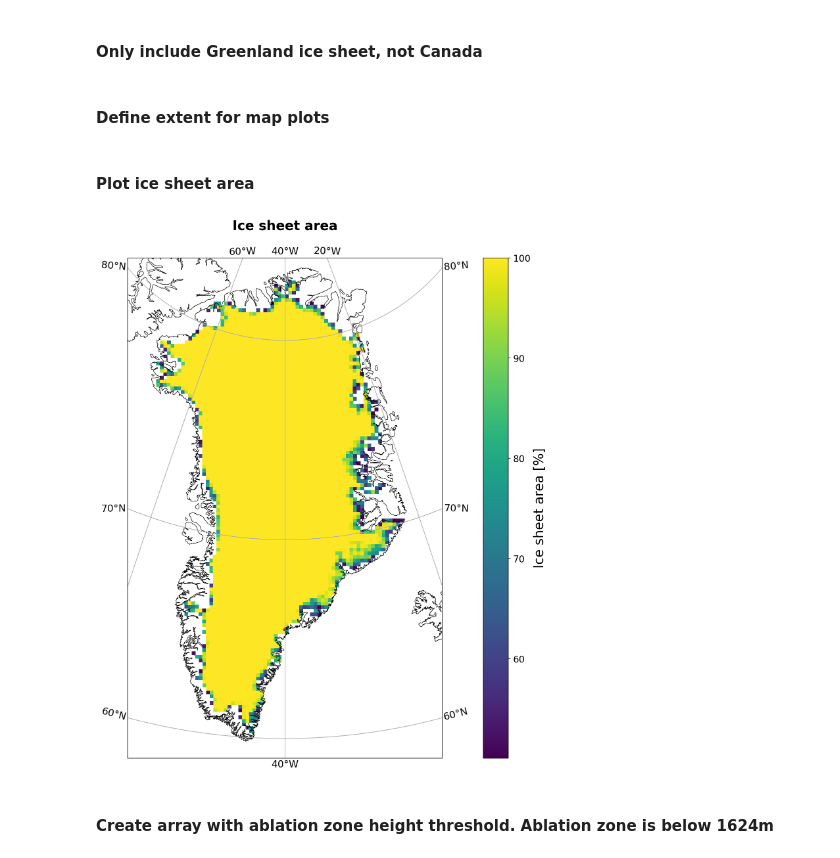
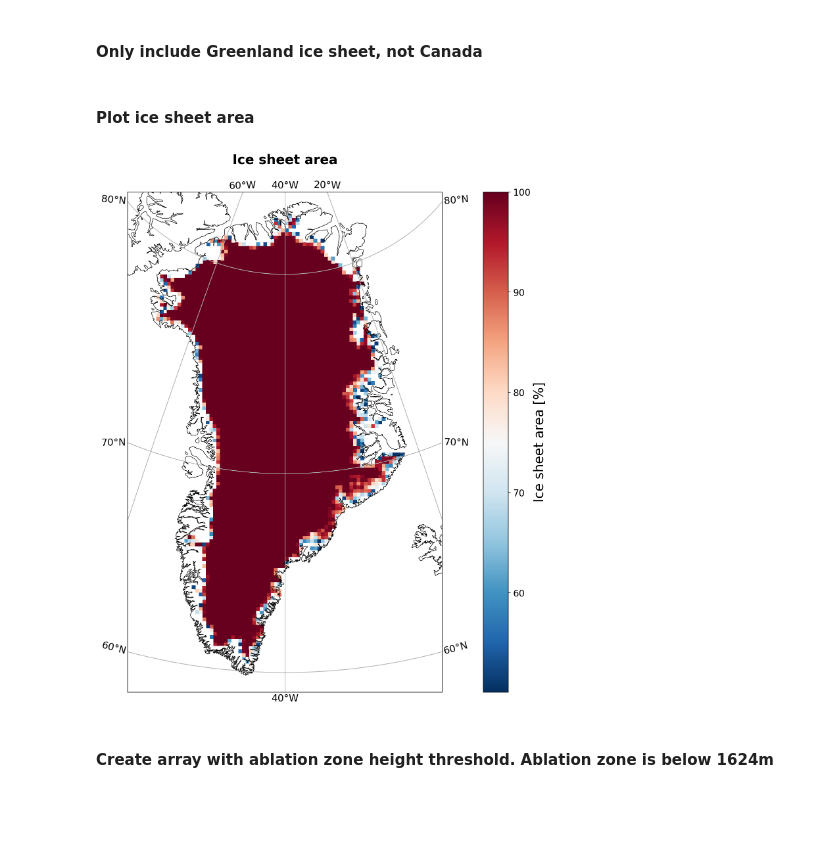
Before and after one commit to raf-antwerpen/rces-final-project, a Jupyter notebook: final_project.ipynb, the cells around one changed output. Cells and saved outputs as stored; diff of their text form; code cells hidden in the pictures; blank space fills up the shorter version.

```diff
--- a/final_project.ipynb
+++ b/final_project.ipynb
@@ -22,3 +23,3 @@ import gdrivefs
 # %%
 gdfid = '1hzH32KcsdMtNX0f9_WkMTCyf20tj6ZLk'
-gdfs = gdrivefs.GoogleDriveFileSystem(root_file_id = gdfid, token = 'browser')
+gdfs = gdrivefs.GoogleDriveFileSystem(root_file_id = gdfid, token = 'cache')
@@ -137,7 +72,7 @@ Attributes:
 # %% [markdown]
 Rechunking
 # %%
-ds = ds.chunk({'TIME': 1})
+# ds_dropped = ds_dropped.chunk({'TIME': 1})
 # %% [markdown]
 Create mapper
 # %%
@@ -171,5 +111,3 @@ all_labels = measure.label(blobs)
 GrIS_label = all_labels * 1.0
 GrIS_label[GrIS_label == 0] = np.nan
 GrIS_label[GrIS_label > 1] = np.nan
-# %% [markdown]
-#### Define extent for map plots
@@ -182,21 +116,21 @@ central_lat = np.mean(extent[2:])
 # %%
 fig = plt.figure(figsize=(14,14))
 ax = plt.axes(projection = ccrs.Orthographic(central_lon, central_lat))
 ax.set_extent(extent)
 ax.coastlines(resolution = '10m', linewidth=0.7)
-c = ax.pcolor(lon, lat, ds_MSK.MSK[0,:,:] * GrIS_label, transform=ccrs.PlateCarree())
+c = ax.pcolor(lon, lat, ds_MSK.MSK[0,:,:] * GrIS_label, transform=ccrs.PlateCarree(), cmap='RdBu_r')
 cbar = fig.colorbar(c, ax=ax, pad = 0.08)
 cbar.set_label('Ice sheet area [%]', fontsize=20)
 cbar.ax.tick_params(labelsize=14)
 
 gl = ax.gridlines(draw_labels=True, linewidth=1, alpha=1)
 gl.xlocator = mticker.FixedLocator([-60, -40, -20])
 gl.xlabel_style = {'size': 15, 'color': 'black'}
 gl.ylocator = mticker.FixedLocator([60, 70, 80])
 gl.ylabel_style = {'size': 15, 'color': 'black'}
 plt.title('Ice sheet area', weight='bold', fontsize=20, pad=25);
 # %% [output]
-[figure, old version]
+[figure, new version]
 # %% [markdown]
 #### Create array with ablation zone height threshold. Ablation zone is below 1624m
 # %%
```
Also changed, not shown: parts of 45 cells of this notebook, 2 other files.
